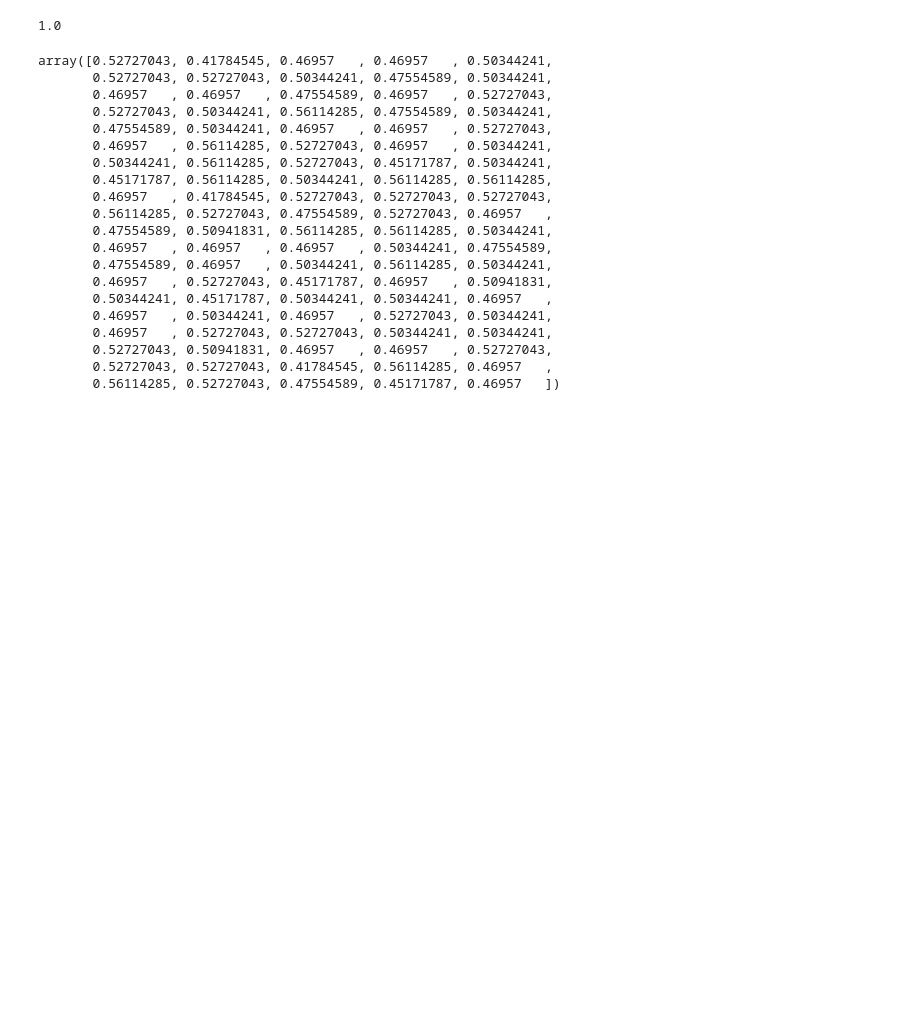
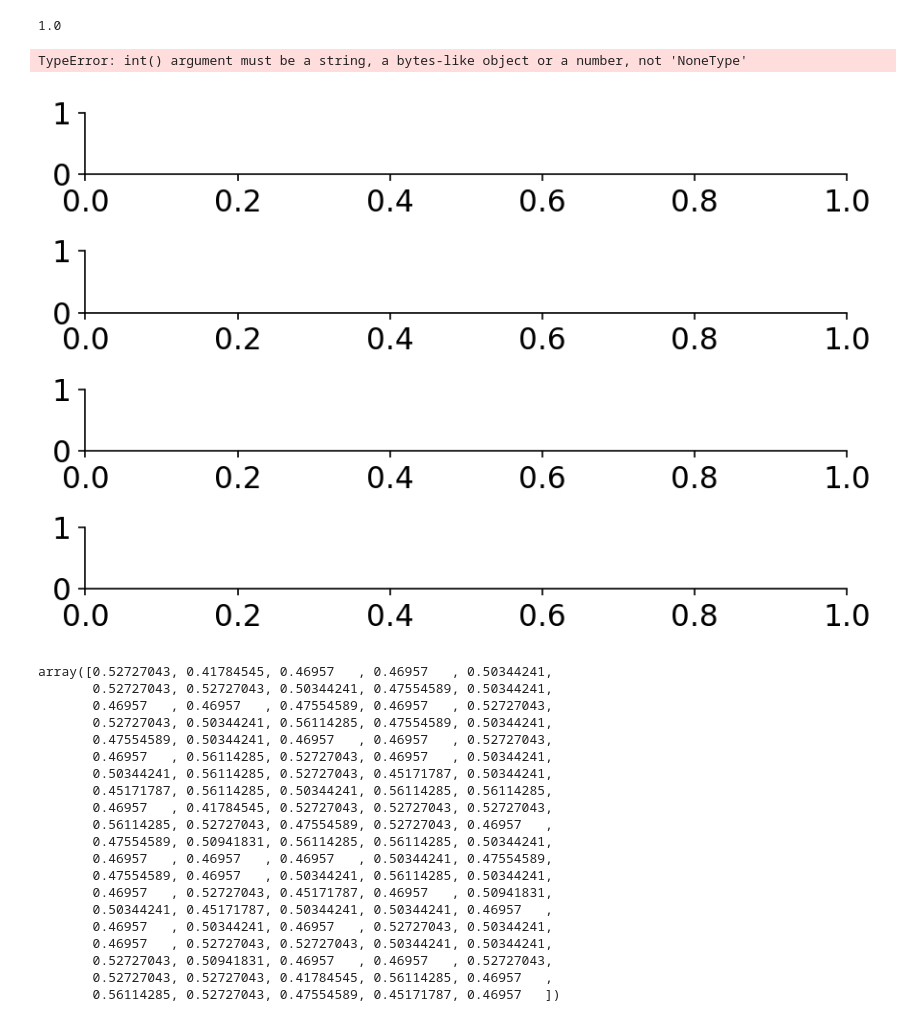
Before and after one commit to mattyshen/adaptiveTTI, a Jupyter notebook: notebooks/playground.ipynb, the cells around one changed output. Drawn from its saved outputs; the diff is of its cells as text; code cells hidden in the pictures; blank space fills up the shorter version.

Commit message:
model dev

```diff
--- a/notebooks/playground.ipynb
+++ b/notebooks/playground.ipynb
@@ -53,6 +53,11 @@ distillFIGSRegressor(lam=0.01)
 np.mean(np.round(lasso.predict(Chi), 6) == np.round(model.predict(X), 6))
 # %% [output]
 1.0
+# %%
+model.plot()
+# %% [output]
+TypeError: int() argument must be a string, a bytes-like object or a number, not 'NoneType'
+[figure, added]
 # %%
 lasso.predict(Chi)
 # %% [output]
```
